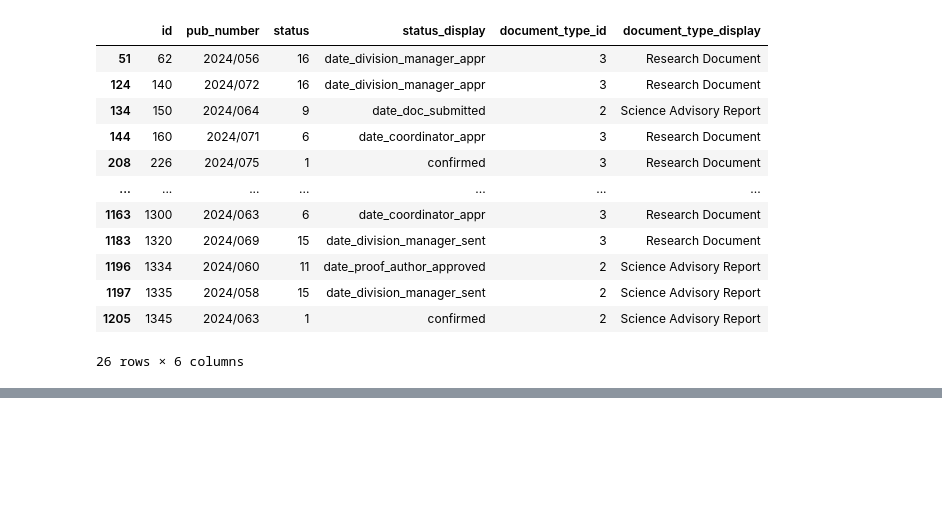
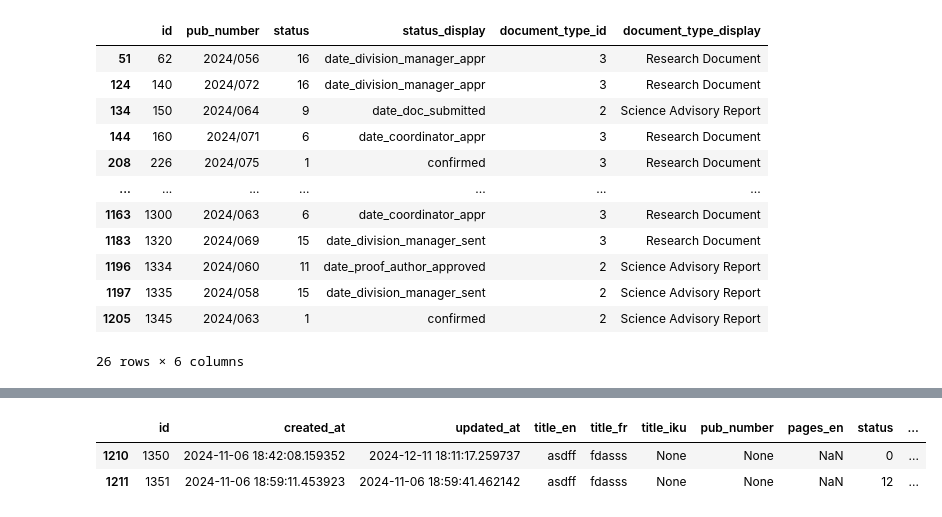
Before and after one commit to KevinCarr42/CSAS-Exploratory-Data-Analysis, a Jupyter notebook: doc_eda.ipynb, the cells around one changed output, grey strips where cells are left out. Saved outputs shown, nothing was run; the diff lists cells and outputs as text; code cells hidden in the pictures; blank space fills up the shorter version.

```diff
--- a/doc_eda.ipynb
+++ b/doc_eda.ipynb
@@ -315,0 +268,9 @@ documents[~documents.status.isin([12, 17, 99]) & documents.pub_number][['id', 'p
+# %%
+# zero Arctic documents? what about after 2020?
+documents[documents.lead_office_id == 8]
+
+# none. only fake documents I made to test things...
+# %% [output]
+|  | id | created_at | updated_at | title_en | title_fr | title_iku | pub_number | pages_en | status | ... |
+| 1210 | 1350 | 2024-11-06 18:42:08.159352 | 2024-12-11 18:11:17.259737 | asdff | fdasss | None | None | NaN | 0 | ... |
+| 1211 | 1351 | 2024-11-06 18:59:11.453923 | 2024-11-06 18:59:41.462142 | asdff | fdasss | None | None | NaN | 12 | ... |
```
Also changed, not shown: parts of 22 cells of this notebook.
